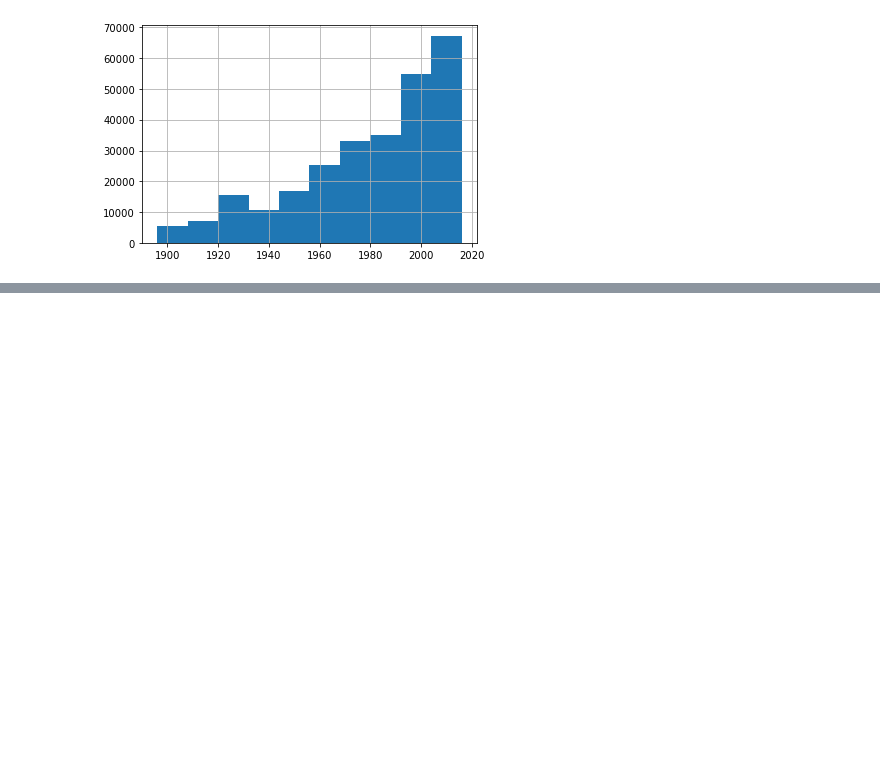
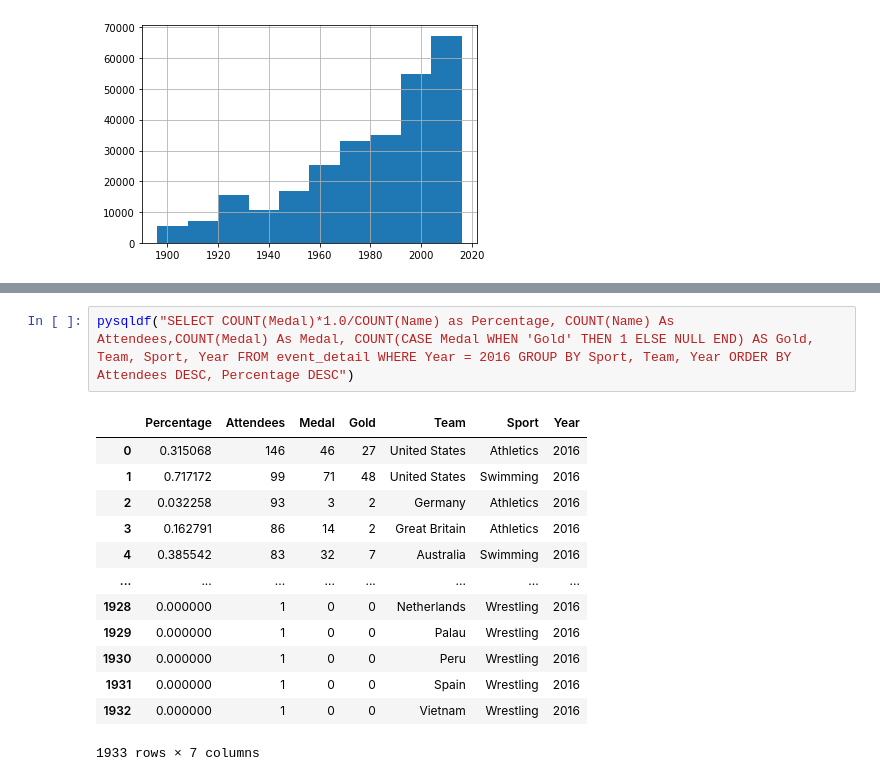
Before and after one commit to youngwolf111/ds_capstone, a Jupyter notebook: athlete_events_analysis.ipynb, the cells around one changed output, grey strips where cells are left out. Saved outputs shown, nothing was run; the diff lists cells and outputs as text; blank space fills up the shorter version.

```diff
--- a/athlete_events_analysis.ipynb
+++ b/athlete_events_analysis.ipynb
@@ -71,0 +128,16 @@ pysqldf('SELECT * FROM event_detail;')
+# %%
+pysqldf("SELECT COUNT(Medal)*1.0/COUNT(Name) as Percentage, COUNT(Name) As Attendees,COUNT(Medal) As Medal, COUNT(CASE Medal WHEN 'Gold' THEN 1 ELSE NULL END) AS Gold, Team, Sport, Year FROM event_detail WHERE Year = 2016 GROUP BY Sport, Team, Year ORDER BY Attendees DESC, Percentage DESC")
+# %% [output]
+|  | Percentage | Attendees | Medal | Gold | Team | Sport | Year |
+| 0 | 0.315068 | 146 | 46 | 27 | United States | Athletics | 2016 |
+| 1 | 0.717172 | 99 | 71 | 48 | United States | Swimming | 2016 |
+| 2 | 0.032258 | 93 | 3 | 2 | Germany | Athletics | 2016 |
+| 3 | 0.162791 | 86 | 14 | 2 | Great Britain | Athletics | 2016 |
+| 4 | 0.385542 | 83 | 32 | 7 | Australia | Swimming | 2016 |
+| ... | ... | ... | ... | ... | ... | ... | ... |
+| 1928 | 0.000000 | 1 | 0 | 0 | Netherlands | Wrestling | 2016 |
+| 1929 | 0.000000 | 1 | 0 | 0 | Palau | Wrestling | 2016 |
+| 1930 | 0.000000 | 1 | 0 | 0 | Peru | Wrestling | 2016 |
+| 1931 | 0.000000 | 1 | 0 | 0 | Spain | Wrestling | 2016 |
+| 1932 | 0.000000 | 1 | 0 | 0 | Vietnam | Wrestling | 2016 |
+1933 rows × 7 columns
```
Also changed, not shown: parts of 10 cells of this notebook, 1 other file.
